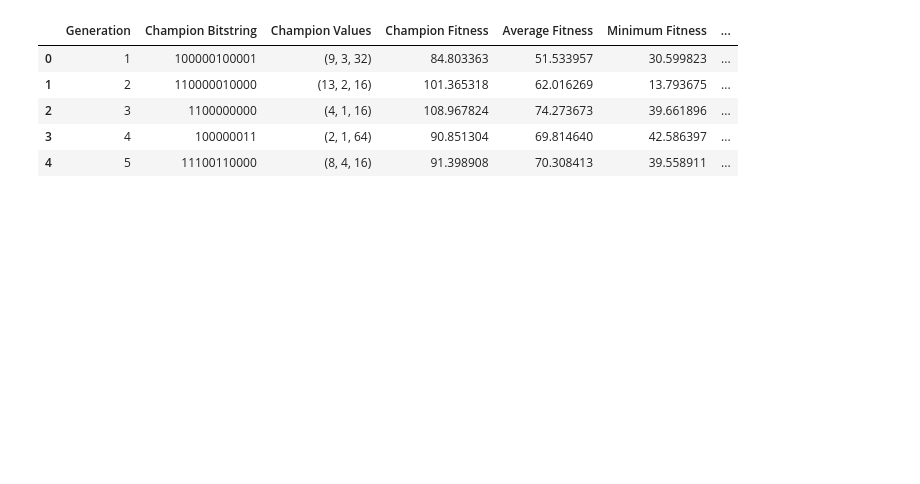
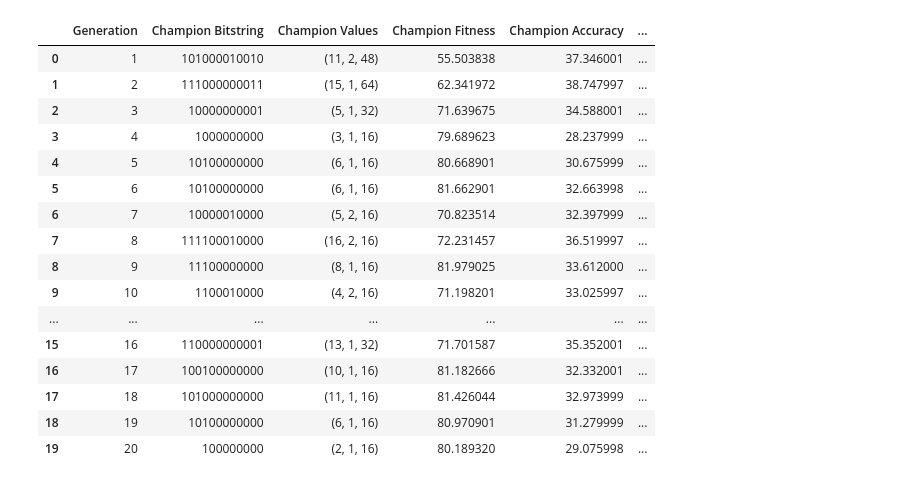
Before and after one commit to CodingPenguin1/CS7063-Final-Project, a Jupyter notebook: ga_analysis.ipynb, the cells around one changed output. Saved outputs shown, nothing was run; the diff lists cells and outputs as text; code cells hidden in the pictures; blank space fills up the shorter version.

```diff
--- a/ga_analysis.ipynb
+++ b/ga_analysis.ipynb
@@ -3,15 +3,26 @@ import pandas as pd
 import matplotlib.pyplot as plt
 # %%
 df = pd.read_csv('results/ga_cifar_10_epochs_20_generations.csv')
-df = pd.read_csv('results/ga_mnist_10_epochs_5_generations.csv')
+# df = pd.read_csv('results/ga_mnist_10_epochs_5_generations.csv')
 df
 # %% [output]
-|  | Generation | Champion Bitstring | Champion Values | Champion Fitness | Average Fitness | Minimum Fitness | ... |
-| 0 | 1 | 100000100001 | (9, 3, 32) | 84.803363 | 51.533957 | 30.599823 | ... |
-| 1 | 2 | 110000010000 | (13, 2, 16) | 101.365318 | 62.016269 | 13.793675 | ... |
-| 2 | 3 | 1100000000 | (4, 1, 16) | 108.967824 | 74.273673 | 39.661896 | ... |
-| 3 | 4 | 100000011 | (2, 1, 64) | 90.851304 | 69.814640 | 42.586397 | ... |
-| 4 | 5 | 11100110000 | (8, 4, 16) | 91.398908 | 70.308413 | 39.558911 | ... |
+|  | Generation | Champion Bitstring | Champion Values | Champion Fitness | Champion Accuracy | ... |
+| 0 | 1 | 101000010010 | (11, 2, 48) | 55.503838 | 37.346001 | ... |
+| 1 | 2 | 111000000011 | (15, 1, 64) | 62.341972 | 38.747997 | ... |
+| 2 | 3 | 10000000001 | (5, 1, 32) | 71.639675 | 34.588001 | ... |
+| 3 | 4 | 1000000000 | (3, 1, 16) | 79.689623 | 28.237999 | ... |
+| 4 | 5 | 10100000000 | (6, 1, 16) | 80.668901 | 30.675999 | ... |
+| 5 | 6 | 10100000000 | (6, 1, 16) | 81.662901 | 32.663998 | ... |
+| 6 | 7 | 10000010000 | (5, 2, 16) | 70.823514 | 32.397999 | ... |
+| 7 | 8 | 111100010000 | (16, 2, 16) | 72.231457 | 36.519997 | ... |
+| 8 | 9 | 11100000000 | (8, 1, 16) | 81.979025 | 33.612000 | ... |
+| 9 | 10 | 1100010000 | (4, 2, 16) | 71.198201 | 33.025997 | ... |
+| ... | ... | ... | ... | ... | ... | ... |
+| 15 | 16 | 110000000001 | (13, 1, 32) | 71.701587 | 35.352001 | ... |
+| 16 | 17 | 100100000000 | (10, 1, 16) | 81.182666 | 32.332001 | ... |
+| 17 | 18 | 101000000000 | (11, 1, 16) | 81.426044 | 32.973999 | ... |
+| 18 | 19 | 10100000000 | (6, 1, 16) | 80.970901 | 31.279999 | ... |
+| 19 | 20 | 100000000 | (2, 1, 16) | 80.189320 | 29.075998 | ... |
 # %%
 plt.plot(df['Generation'], df['Average Fitness'], label='Avg fit')
 plt.plot(df['Generation'], df['Minimum Fitness'], label='Min fit')
```
Also changed, not shown: parts of 3 cells of this notebook, 2 other files.
